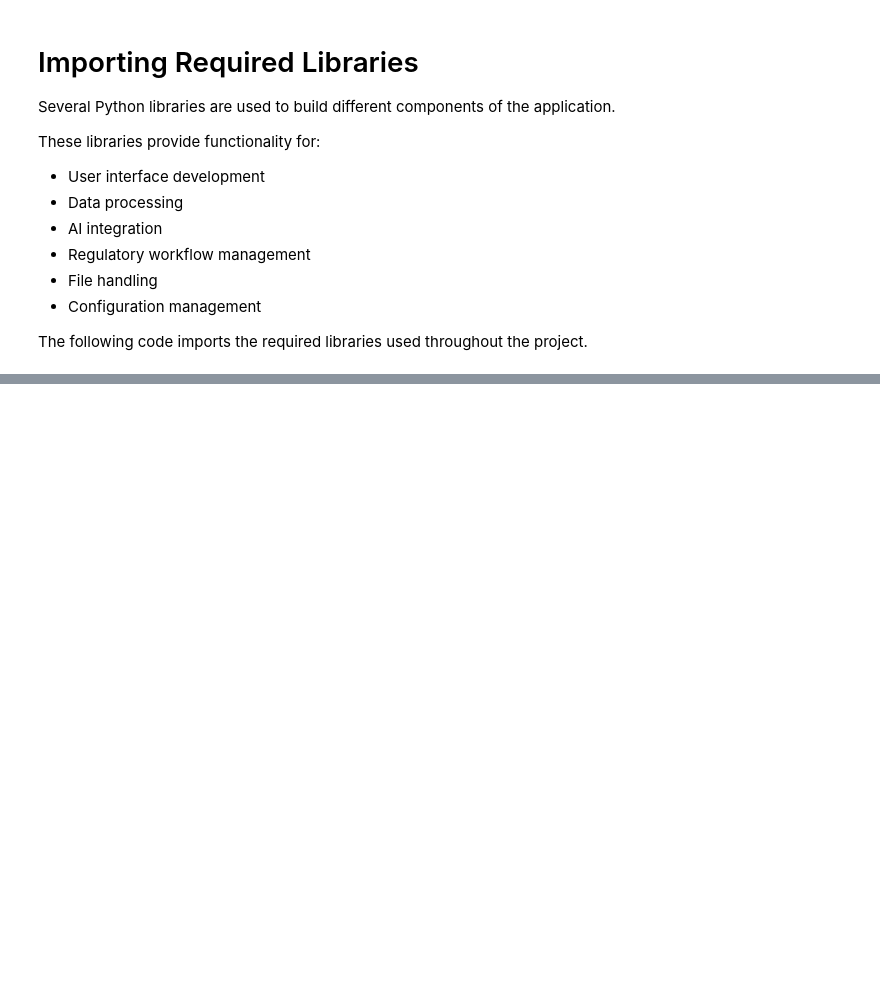
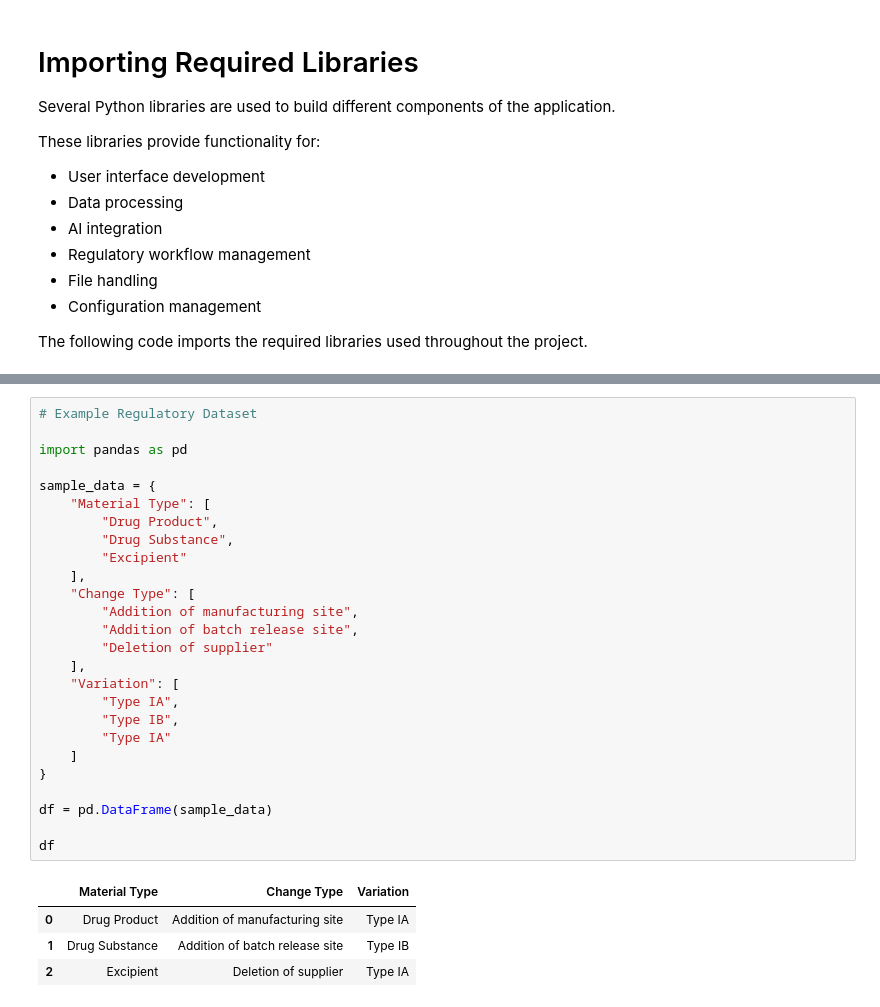
Before and after one commit to chetansaxena1-collab/PAC-Human-in-the-loop-Agentic-AI, a Jupyter notebook: Chetan saxena_Batch_2_PAC_Regulatory_Intelligence_Platform_Capstone.ipynb, the cells around one changed output, grey strips where cells are left out. Saved outputs shown, nothing was run; the diff lists cells and outputs as text; blank space fills up the shorter version.

```diff
--- a/Chetan saxena_Batch_2_PAC_Regulatory_Intelligence_Platform_Capstone.ipynb
+++ b/Chetan saxena_Batch_2_PAC_Regulatory_Intelligence_Platform_Capstone.ipynb
@@ -77,0 +491,31 @@ The following code imports the required libraries used throughout the project.
+# %%
+# Example Regulatory Dataset
+
+import pandas as pd
+
+sample_data = {
+    "Material Type": [
+        "Drug Product",
+        "Drug Substance",
+        "Excipient"
+    ],
+    "Change Type": [
+        "Addition of manufacturing site",
+        "Addition of batch release site",
+        "Deletion of supplier"
+    ],
+    "Variation": [
+        "Type IA",
+        "Type IB",
+        "Type IA"
+    ]
+}
+
+df = pd.DataFrame(sample_data)
+
+df
+# %% [output]
+|  | Material Type | Change Type | Variation |
+| 0 | Drug Product | Addition of manufacturing site | Type IA |
+| 1 | Drug Substance | Addition of batch release site | Type IB |
+| 2 | Excipient | Deletion of supplier | Type IA |
```
Also changed, not shown: parts of 47 cells of this notebook, 3 other files.
